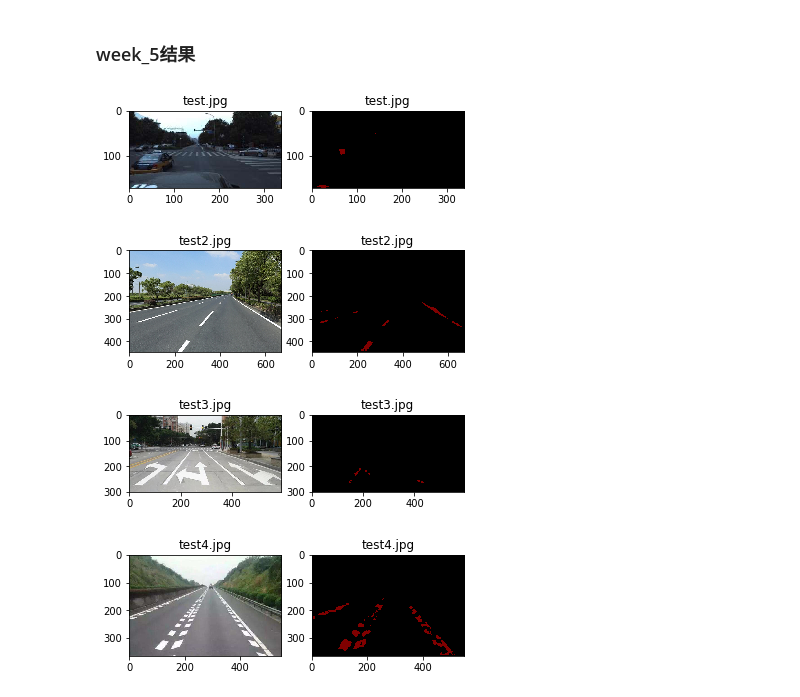
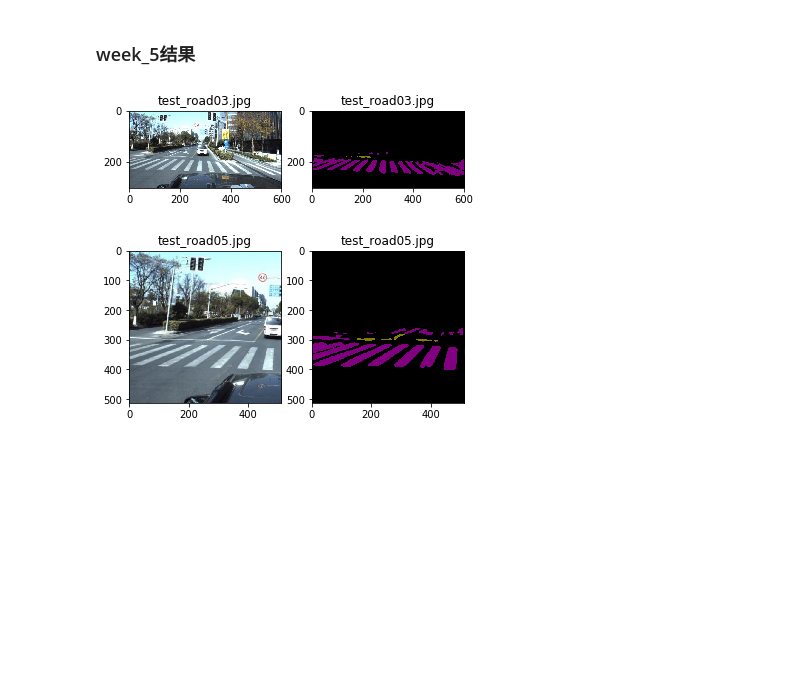
Before and after one commit to zhiweiguo/kkb_cv, a Jupyter notebook: practical_course/week_5/inference.ipynb, the cells around one changed output. Saved outputs shown, nothing was run; the diff lists cells and outputs as text; code cells hidden in the pictures; blank space fills up the shorter version.

```diff
--- a/practical_course/week_5/inference.ipynb
+++ b/practical_course/week_5/inference.ipynb
@@ -8,7 +10,8 @@ from MyDeepLab import *
 # %% [markdown]
 ## 加载模型参数
 # %%
-state_dict = torch.load('run/laneline/deeplab-mobilenet/model_best.pth.tar', map_location=torch.device('cpu'))
+#state_dict = torch.load('run/laneline/deeplab-mobilenet/model_best.pth.tar', map_location=torch.device('cpu'))
+state_dict = torch.load('run/laneline/deeplab-mobilenet/experiment_10/checkpoint.pth.tar')
 # %% [markdown]
 ## 创建模型对象，加载参数
 # %%
@@ -70,8 +73,22 @@ def preprocess(img):
     img /= (0.229, 0.224, 0.225)
     img = np.transpose(img, (2,0,1))
     img = np.expand_dims(img, axis=0)
-    img = torch.from_numpy(img)
+    img = torch.from_numpy(img).float()
     return img
+
+def preprocess_2(img):
+    composed_transforms = transforms.Compose([
+            #tr.RandomHorizontalFlip(),
+            #tr.RandomScaleCrop(base_size=self.args.base_size, crop_size=self.args.crop_size), # 原始实现
+            tr.RandomCrop(crop_size=513),     # 自己优化
+            #tr.RandomGaussianBlur(),
+            tr.Normalize(mean=(0.485, 0.456, 0.406), std=(0.229, 0.224, 0.225)),
+            tr.ToTensor()])
+
+    target = img.convert('L')
+    sample = {'image': img, 'label': target}
+
+    return composed_transforms(sample)
 
 def postprocess(output):
     """
@@ -112,35 +129,38 @@ with torch.no_grad():
 from PIL import Image
 import numpy as np
 import matplotlib.pyplot as plt
 
-img_list = ['test.jpg','test2.jpg','test3.jpg','test4.jpg']
+img_list = ['test_road03.jpg','test_road05.jpg']
 # img = Image.open('test4.jpg').convert('RGB')
 # w, h = img.size
 # print(w, h)
 # s = 1
 # ow = int(w * s)
 # oh = int(h * s)
 # print(ow, oh)
 # img = img.resize((ow, oh), Image.BILINEAR)
 # plt.figure()
 # plt.imshow(img)
 # plt.figure()
 
 my_model.eval()
 with torch.no_grad():
     for img_name in img_list:
+        import pdb
+        #pdb.set_trace()
         img = Image.open(img_name).convert('RGB')
         input = preprocess(img)
+        #input = preprocess_2(img)
+        #print(input['image'].shape)
+        #output = my_model(input['image'].view(1,3,513,513))
         output = my_model(input)
         output = postprocess(output)
         mask_img = Image.fromarray(output)
         mask_img.putpalette(get_palette(8))
         #plt.imshow(mask_img)
         plt.figure()
         plt.subplot(121),plt.imshow(img),plt.title(img_name)
         plt.subplot(122),plt.imshow(mask_img),plt.title(img_name)
 # %% [output]
-[figure, old version]
+[figure, new version]
-[figure, old version]
+[figure, new version]
-[figure, removed]
-[figure, removed]
```
Also changed, not shown: parts of 1 cell of this notebook, 15 other files.
